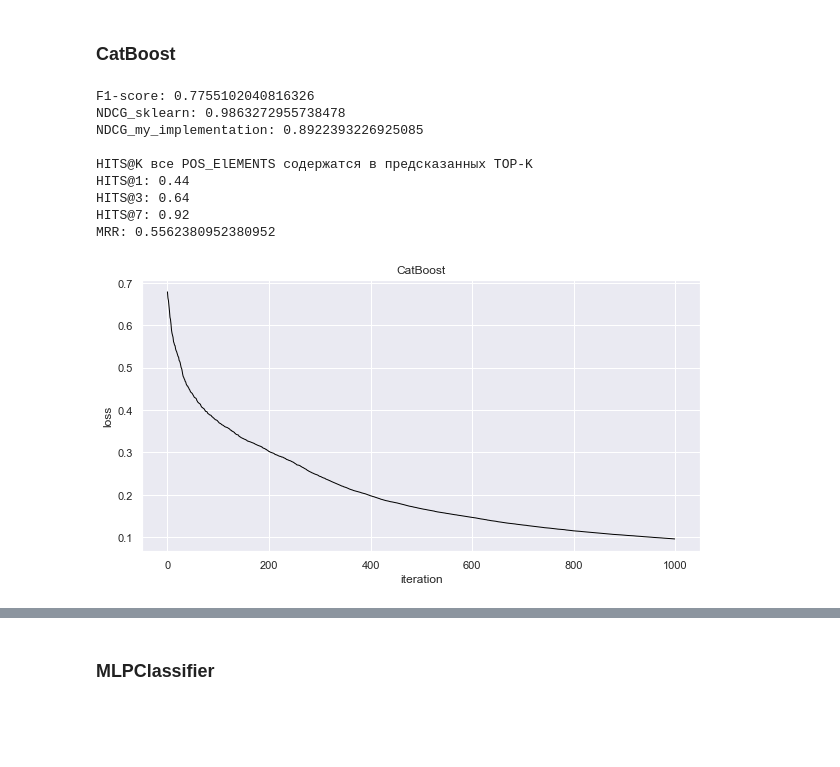
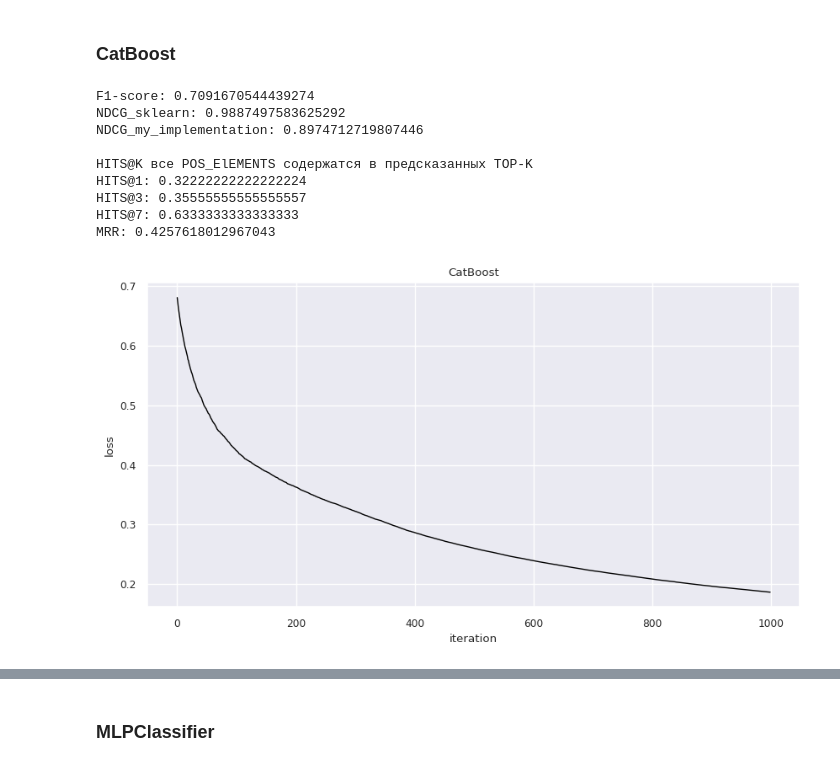
Before and after one commit to ITMO-NSS-team/GAMLET, a Jupyter notebook: notebooks/openml.ipynb, the cells around one changed output, grey strips where cells are left out. Saved outputs shown, nothing was run; the diff lists cells and outputs as text; code cells hidden in the pictures; blank space fills up the shorter version.

```diff
--- a/notebooks/openml.ipynb
+++ b/notebooks/openml.ipynb
@@ -111,10 +222,12 @@ def eval(y_pos, y_neg):
         mrr_list = []
         for y_pred_neg,y_pred_pos in zip(y_neg, y_pos):
                 y_pred = np.concatenate([y_pred_pos, y_pred_neg])
-                ranking_list = (len(y_pred) - y_pred.argsort().argsort())[:TOP_POS]
+                # ranking_list = (len(y_pred) - y_pred.argsort().argsort())
+                ranking_list = (len(y_pred) - y_pred.argsort().argsort())[:len(y_pred)//2]
                 hits1_list.append(int(any(ranking_list[:1] <= 1)))
                 hits3_list.append(int(all(ranking_list[:3] <= 3)))
                 hits7_list.append(int(all(ranking_list[:7] <= 7)))
+                # mrr_list.append(np.mean(1./(np.where(ranking_list == 1)[0]+1)))
                 mrr_list.append(np.mean(1./ranking_list))
         return np.mean(mrr_list), np.mean(hits1_list), np.mean(hits3_list), np.mean(hits7_list)
 # %%
@@ -142,0 +340,12 @@ def ndcg(y_true_list, y_score_list):
+# %%
+from sklearn.preprocessing import MinMaxScaler
+
+def norm(data):
+    def f(x):
+        scaler1=MinMaxScaler()
+        x['norm'] = scaler1.fit_transform(x[['value']])
+        return x
+
+    data_ = data.groupby(['task_id']).apply(f)
+    y = data_['norm']
+    return y
@@ -143,57 +463,64 @@ def ndcg(y_true_list, y_score_list):
 # %% [markdown]
 ### CatBoost
 # %%
-from catboost import CatBoostClassifier
+from catboost import CatBoostClassifier, Pool
+
+pool_train = Pool(X_train[list(set(X_train.columns) - {'value', 'task_id'})], y_train, cat_features = list(dict_category.keys()))
+pool_test = Pool(X_test[list(set(X_test.columns) - {'value', 'task_id'})], cat_features = list(dict_category.keys()))
 
 model = CatBoostClassifier(random_state=1, iterations=1000,
                            learning_rate=0.03,
                             l2_leaf_reg=3,
                             loss_function='CrossEntropy',
                            depth=6, verbose=False)
-model.fit(X_train[list(set(X_train.columns) - {'value', 'task_id'})], y_train)
-preds_class = model.predict(X_test[list(set(X_test.columns) - {'value', 'task_id'})])
-preds_proba = model.predict_proba(X_test[list(set(X_test.columns) - {'value', 'task_id'})])
+model.fit(pool_train)
+preds_class = model.predict(pool_test)
+preds_proba = model.predict_proba(pool_test)
 
 test_data = X_test.copy()
 test_data['prob'] = preds_proba[:,1]
 test_data = pd.concat([test_data, y_test], axis = 1)
 y_neg = np.array(test_data[test_data['label'] == 0].groupby('task_id')['prob'].apply(list))
 y_pos = np.array(test_data[test_data['label'] == 1].groupby('task_id')['prob'].apply(list))
-y_true = test_data.groupby('task_id')['value'].apply(list)
-y_pred = test_data.groupby('task_id')['prob'].apply(list)
+y_true = test_data.groupby('task_id')['value'].apply(np.array)
+y_pred = test_data.groupby('task_id')['prob'].apply(np.array)
 y_true = np.array([y_true.values[i] for i in range(len(y_true))])
 y_pred = np.array([y_pred.values[i] for i in range(len(y_pred))])
 
 fig = plt.figure(figsize=(10,5))
 fig.patch.set_facecolor('xkcd:white')
 plt.plot(model.evals_result_['learn']['CrossEntropy'], color = 'black', linewidth=1)
 plt.title('CatBoost')
 plt.xlabel("iteration")
 plt.ylabel("loss")
 
 print(f'F1-score: {sklearn.metrics.f1_score(y_test, preds_class)}')
-print(f'NDCG_sklearn: {sklearn.metrics.ndcg_score(y_true, y_pred)}')
+ndcg_score_skl = []
+for idx in range(len(y_true)):
+    ndcg_score_skl.append(sklearn.metrics.ndcg_score([y_true[idx]], [y_pred[idx]]))
+
+print(f'NDCG_sklearn: {np.mean(ndcg_score_skl)}')
 print(f'NDCG_my_implementation: {ndcg(y_true, y_pred)}')
 mrr, hits1, hits3, hits7 = eval(y_pos, y_neg)
 print()
 print ('HITS@K все POS_ElEMENTS содержатся в предсказанных TOP-K')
 print(f'HITS@1: {hits1}')
 print(f'HITS@3: {hits3}')
 print(f'HITS@7: {hits7}')
 print(f'MRR: {mrr}')
 
 plt.savefig(fname = "./catboost.png", dpi=300, facecolor='w', edgecolor='w',
-            orientation='portrait', papertype=None, format=None,
+            orientation='portrait', format=None,
             transparent=False, bbox_inches=None, pad_inches=0.1,
-            frameon=None, metadata=None)
+            metadata=None)
 # %% [output]
-F1-score: 0.7755102040816326
-NDCG_sklearn: 0.9863272955738478
-NDCG_my_implementation: 0.8922393226925085
+F1-score: 0.7091670544439274
+NDCG_sklearn: 0.9887497583625292
+NDCG_my_implementation: 0.8974712719807446
 
 HITS@K все POS_ElEMENTS содержатся в предсказанных TOP-K
-HITS@1: 0.44
-HITS@3: 0.64
-HITS@7: 0.92
-MRR: 0.5562380952380952
+HITS@1: 0.32222222222222224
+HITS@3: 0.35555555555555557
+HITS@7: 0.6333333333333333
+MRR: 0.4257618012967043
-[figure, old version]
+[figure, new version]
```
Also changed, not shown: parts of 32 cells of this notebook, 11 other files.
